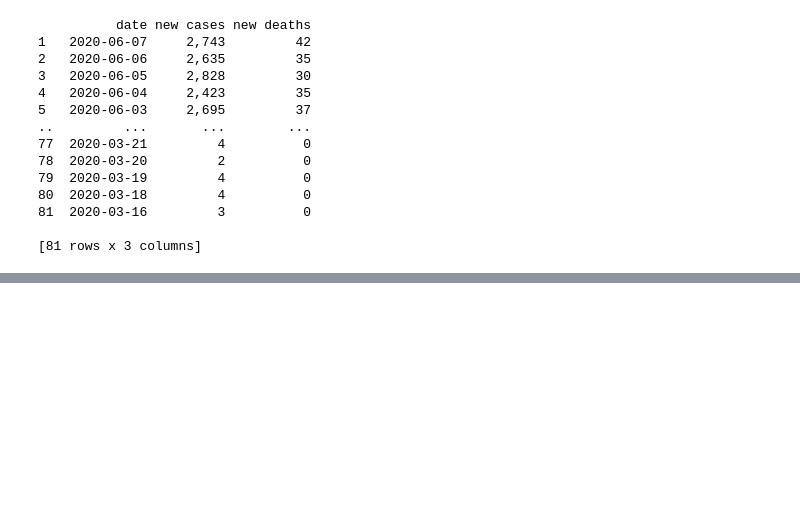
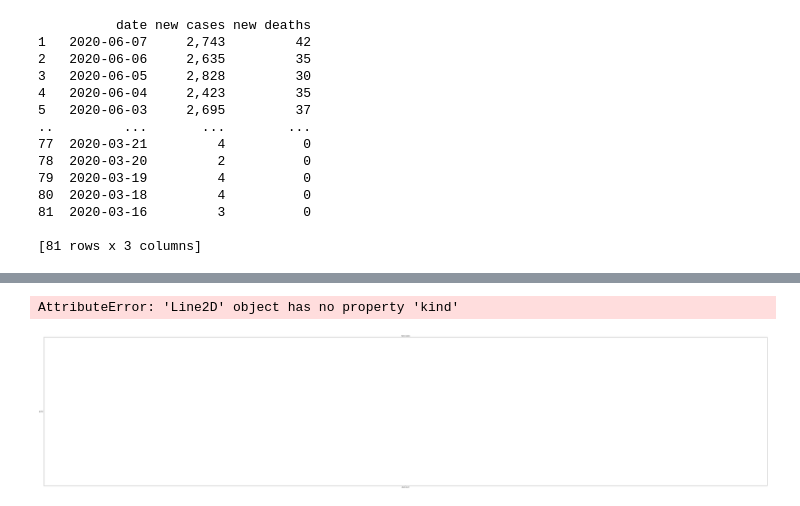
Before and after one commit to Nabapadma-sarker/Bangladesh-Corona-Virus-Prediction, a Jupyter notebook: making-dataset.ipynb, the cells around one changed output, grey strips where cells are left out. Cells and saved outputs as stored; diff of their text form; code cells hidden in the pictures; blank space fills up the shorter version.

Commit message:
new cases, new death image and csv made.

```diff
--- a/making-dataset.ipynb
+++ b/making-dataset.ipynb
@@ -3,8 +3,10 @@ from lxml import html
 import requests
 import numpy as np
 import pandas as pd
-
-page = requests.get('https://www.worldometers.info/coronavirus/news-block/news_main_updates.php?fd=lm_2020-06-08&country=BGD&region=%27%27&days_count=300')
+import matplotlib.pyplot as plt
+country='BGD'
+forwardDate = 'lm_2020-06-08'
+page = requests.get('https://www.worldometers.info/coronavirus/news-block/news_main_updates.php?fd='+c+'&country='+c+'&region=%27%27&days_count=300')
 tree = html.fromstring(page.content)
 # %%
 #This will create a list of cases:
@@ -68,3 +70,8 @@ print(singledataset)
 [81 rows x 3 columns]
 # %%
 singledataset.to_csv("data1.csv")
+# %%
+#print(singledataset.iloc[::-1])
+singledataset = singledataset.iloc[::-1]
+print(singledataset)
+singledataset.loc[:, 'date':].to_csv("dataRev.csv")
@@ -70,0 +93,11 @@ singledataset.to_csv("data1.csv")
+# %%
+# multiple line plot
+plt.figure(figsize=(95,20))
+plt.title('new cases', loc='center', fontsize=12, fontweight=0)
+plt.plot( 'date', 'new cases', data=singledataset, marker='', markerfacecolor='blue', kind='scatter', markersize=12, color='skyblue', linewidth=4)
+
+plt.savefig('./newCases.png')
+plt.legend()
+# %% [output]
+AttributeError: 'Line2D' object has no property 'kind'
+[figure, added]
```
Also changed, not shown: parts of 2 cells of this notebook, 3 other files.
